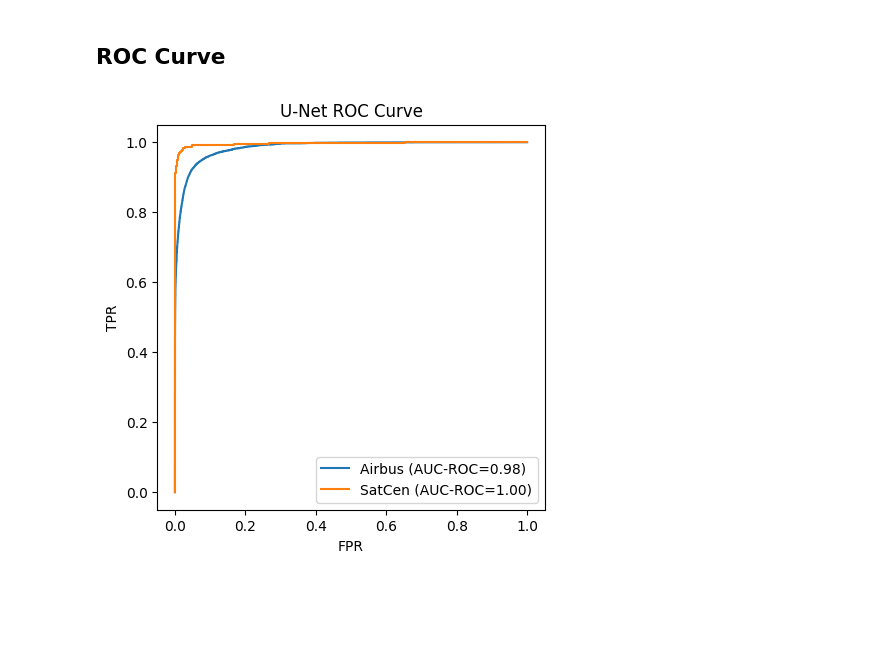
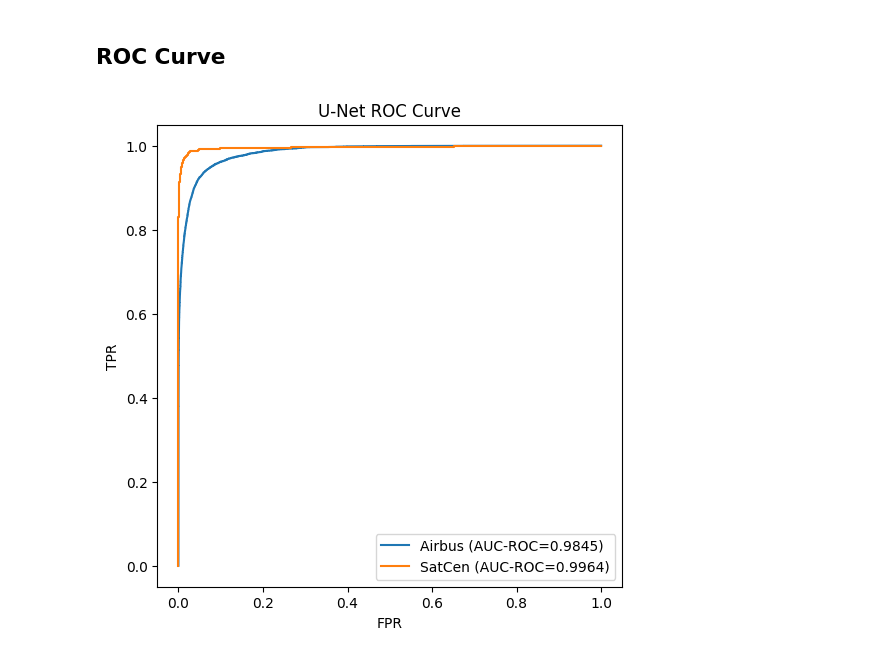
Before and after one commit to TasteDaBombDev/satcen-ship-detection, a Jupyter notebook: misc/unet_roc_pr_curves.ipynb, the cells around one changed output. Cells and saved outputs as stored; diff of their text form; code cells hidden in the pictures; blank space fills up the shorter version.

```diff
--- a/misc/unet_roc_pr_curves.ipynb
+++ b/misc/unet_roc_pr_curves.ipynb
@@ -27,30 +27,30 @@ satcen_y = np.load(satcen_path/'roc_pr_curve_data/test_set_ground_truth.npy')
 ## ROC Curve
 # %%
 # set up the figure
-plt.figure(figsize=(5, 5))
+plt.figure(figsize=(6, 6))
 
 # compute data
 airbus_fprs, airbus_tprs, _ = roc_curve(airbus_y, airbus_z)
 airbus_auc = auc(airbus_fprs, airbus_tprs)
 
 satcen_fprs, satcen_tprs, _ = roc_curve(satcen_y, satcen_z)
 satcen_auc = auc(satcen_fprs, satcen_tprs)
 
 # plot data
-plt.plot(airbus_fprs, airbus_tprs, label=f'Airbus (AUC-ROC={airbus_auc:.2f})')
-plt.plot(satcen_fprs, satcen_tprs, label=f'SatCen (AUC-ROC={satcen_auc:.2f})')
+plt.plot(airbus_fprs, airbus_tprs, label=f'Airbus (AUC-ROC={airbus_auc:.4f})')
+plt.plot(satcen_fprs, satcen_tprs, label=f'SatCen (AUC-ROC={satcen_auc:.4f})')
 
 # set axis labels
 plt.xlabel('FPR')
 plt.ylabel('TPR')
 
 # set title
 plt.title('U-Net ROC Curve')
 
 # set the legend location
 plt.legend(loc='lower right')
 
 # show the plot
 plt.show()
 # %% [output]
-[figure, old version]
+[figure, new version]
```
Also changed, not shown: parts of 2 cells of this notebook.
